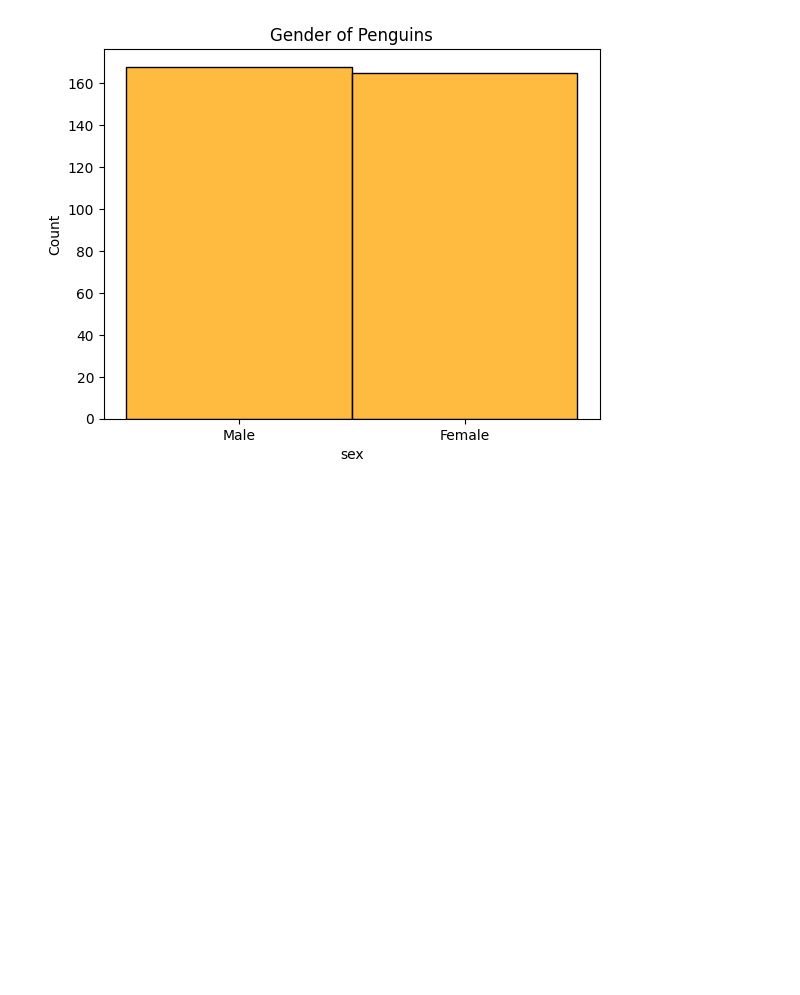
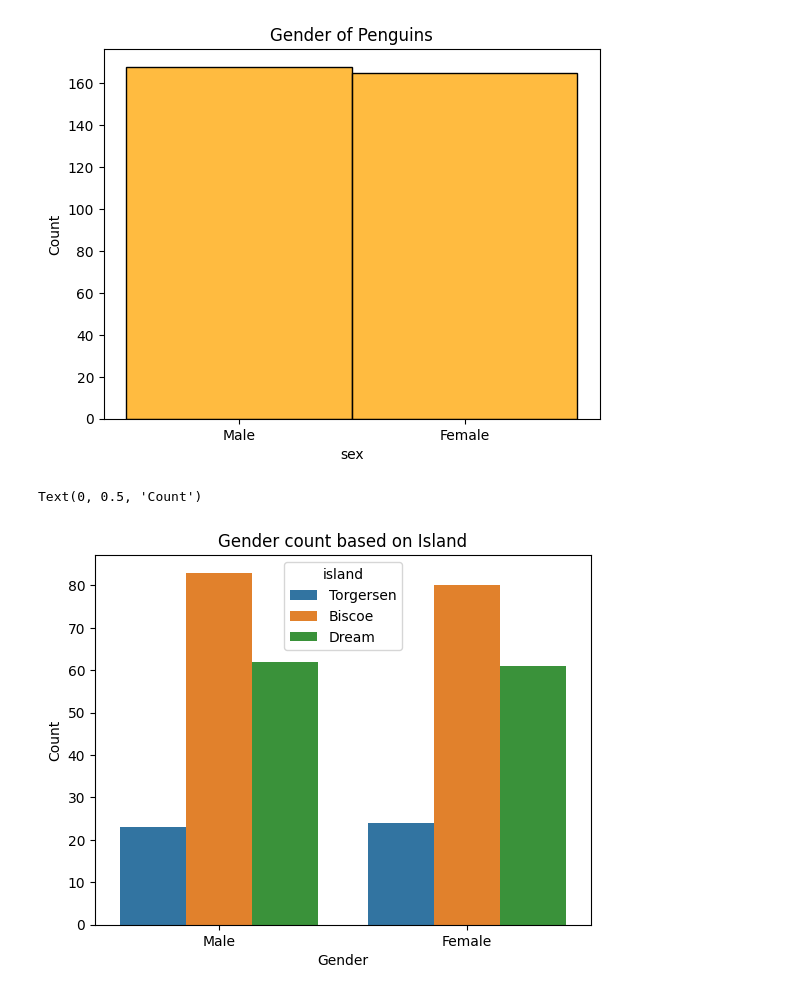
Before and after one commit to aakarshitpathak/data-analyst, a Jupyter notebook: data visualization/practice.ipynb, the cells around one changed output. Drawn from its saved outputs; the diff is of its cells as text; code cells hidden in the pictures; blank space fills up the shorter version.

```diff
--- a/data visualization/practice.ipynb
+++ b/data visualization/practice.ipynb
@@ -33,3 +33,12 @@ fig.set_ylabel('Count')
 # %% [output]
 Text(0, 0.5, 'Count')
 [figure]
+# %%
+# gender count based on island
+fig = sns.countplot(df, x = 'sex', hue='island')
+fig.set_title("Gender count based on Island")
+fig.set_xlabel('Gender')
+fig.set_ylabel('Count')
+# %% [output]
+Text(0, 0.5, 'Count')
+[figure, added]
```
